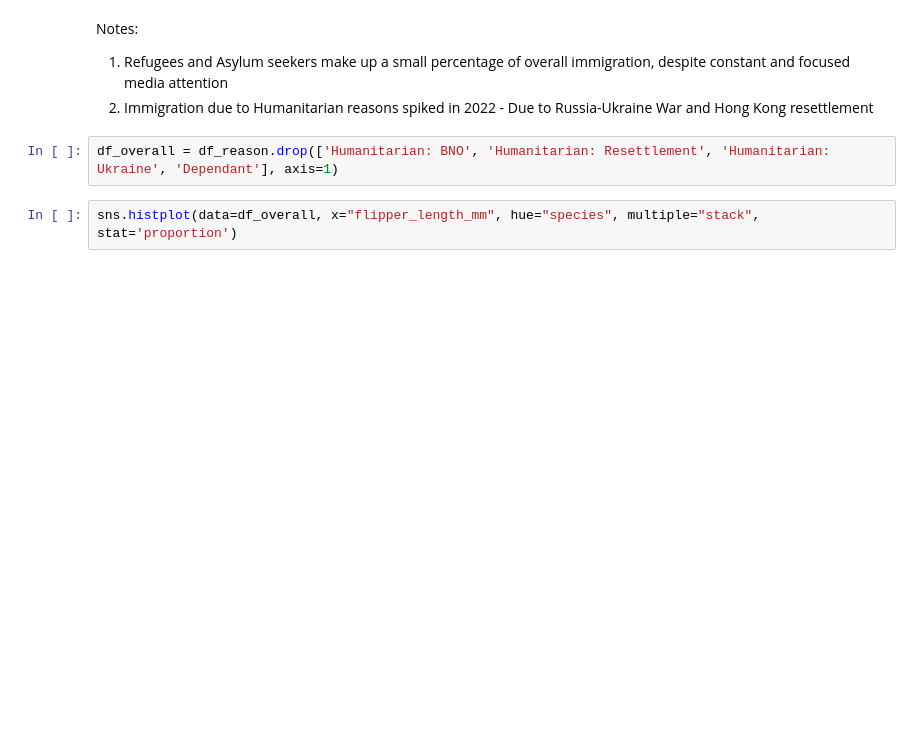
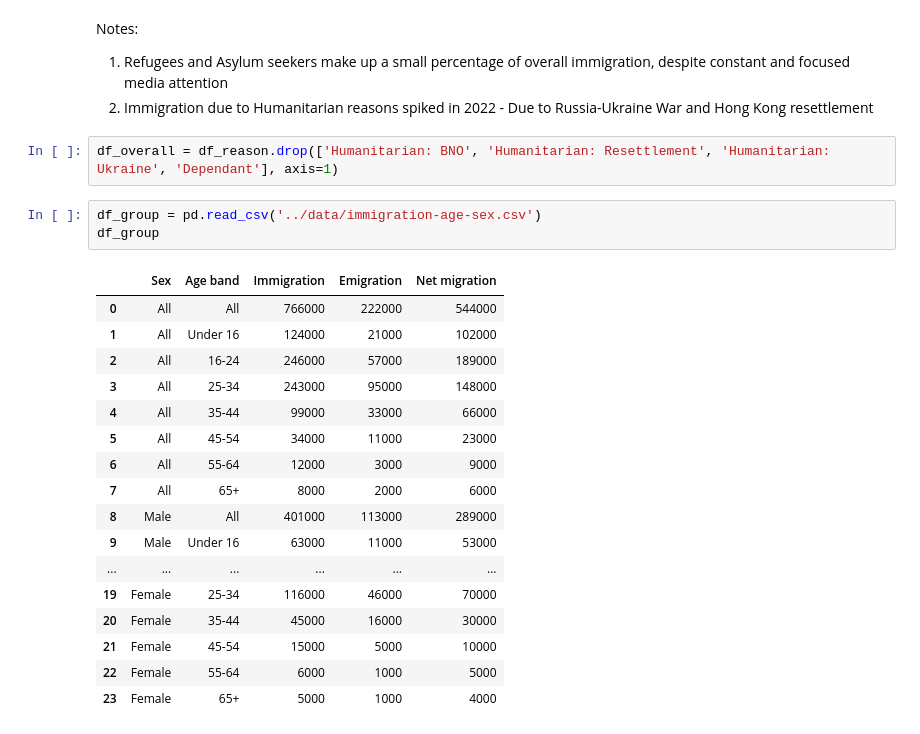
Before and after one commit to esencela/uk-immigration-data-analysis, a Jupyter notebook: notebooks/ltim-exploratory-data-analysis.ipynb, the cells around one changed output. Drawn from its saved outputs; the diff is of its cells as text; blank space fills up the shorter version.

```diff
--- a/notebooks/ltim-exploratory-data-analysis.ipynb
+++ b/notebooks/ltim-exploratory-data-analysis.ipynb
@@ -159,5 +159,24 @@ Notes:
 2. Immigration due to Humanitarian reasons spiked in 2022 - Due to Russia-Ukraine War and Hong Kong resettlement
 # %%
 df_overall = df_reason.drop(['Humanitarian: BNO', 'Humanitarian: Resettlement', 'Humanitarian: Ukraine', 'Dependant'], axis=1)
-# %%
-sns.histplot(data=df_overall, x="flipper_length_mm", hue="species", multiple="stack", stat='proportion')
+# %%
+df_group = pd.read_csv('../data/immigration-age-sex.csv')
+df_group
+# %% [output]
+|  | Sex | Age band | Immigration | Emigration | Net migration |
+| 0 | All | All | 766000 | 222000 | 544000 |
+| 1 | All | Under 16 | 124000 | 21000 | 102000 |
+| 2 | All | 16-24 | 246000 | 57000 | 189000 |
+| 3 | All | 25-34 | 243000 | 95000 | 148000 |
+| 4 | All | 35-44 | 99000 | 33000 | 66000 |
+| 5 | All | 45-54 | 34000 | 11000 | 23000 |
+| 6 | All | 55-64 | 12000 | 3000 | 9000 |
+| 7 | All | 65+ | 8000 | 2000 | 6000 |
+| 8 | Male | All | 401000 | 113000 | 289000 |
+| 9 | Male | Under 16 | 63000 | 11000 | 53000 |
+| ... | ... | ... | ... | ... | ... |
+| 19 | Female | 25-34 | 116000 | 46000 | 70000 |
+| 20 | Female | 35-44 | 45000 | 16000 | 30000 |
+| 21 | Female | 45-54 | 15000 | 5000 | 10000 |
+| 22 | Female | 55-64 | 6000 | 1000 | 5000 |
+| 23 | Female | 65+ | 5000 | 1000 | 4000 |
```
Also changed, not shown: parts of 4 cells of this notebook, 1 other file.
